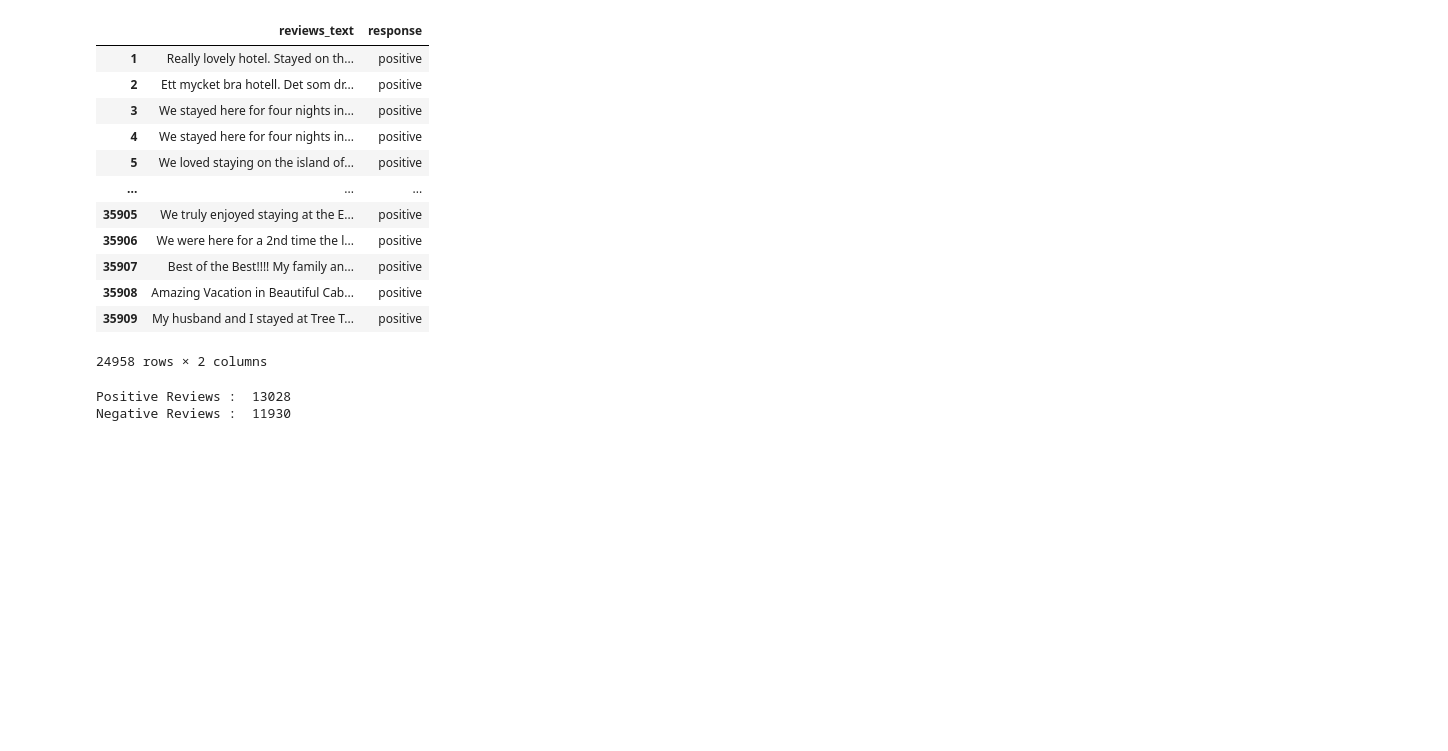
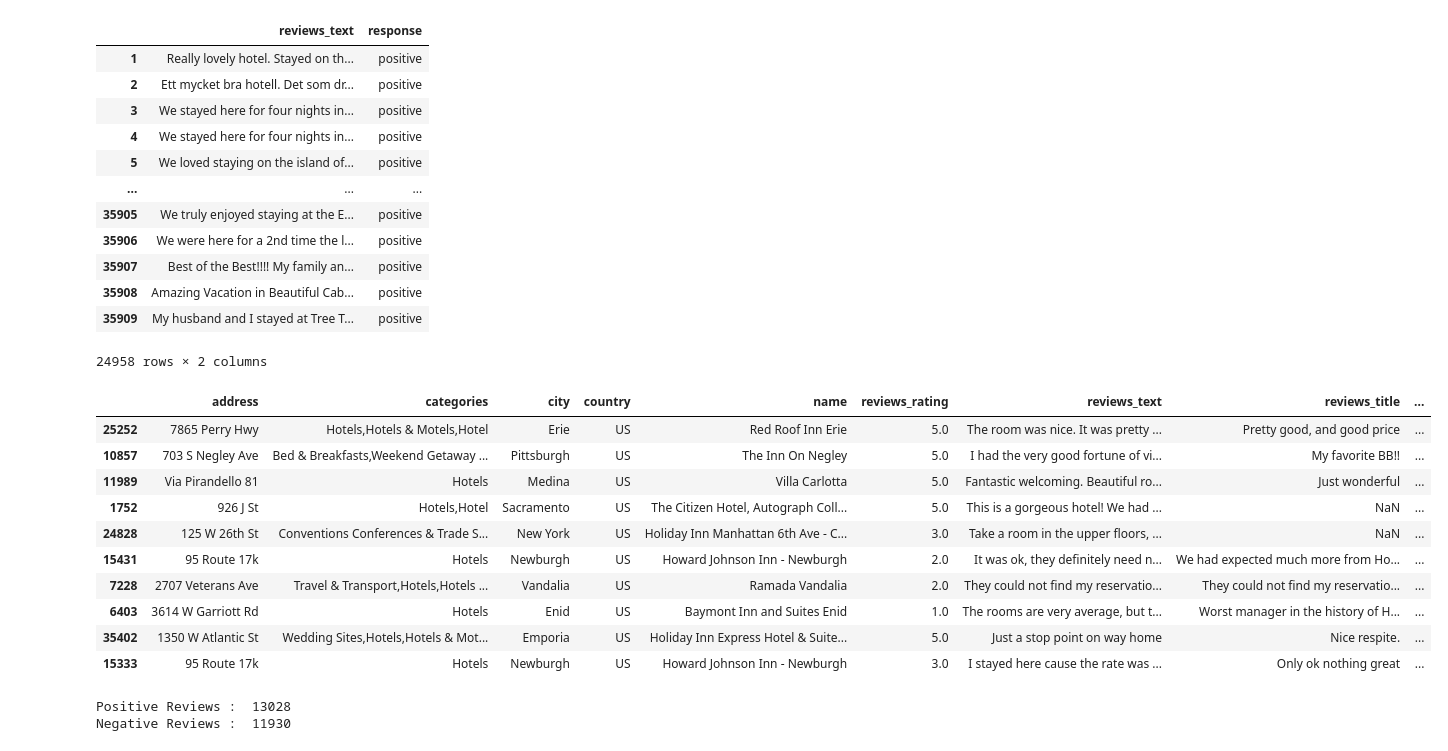
Before and after one commit to kristaLumbantoruan/PBA_Evlogimenos, a Jupyter notebook: Naive Bayes.ipynb, the cells around one changed output. Drawn from its saved outputs; the diff is of its cells as text; code cells hidden in the pictures; blank space fills up the shorter version.

```diff
--- a/Naive Bayes.ipynb
+++ b/Naive Bayes.ipynb
@@ -247,6 +247,21 @@ corpus[['reviews_text','response']]
 | 35908 | Amazing Vacation in Beautiful Cab... | positive |
 | 35909 | My husband and I stayed at Tree T... | positive |
 24958 rows × 2 columns
+# %%
+#check dataframe
+corpus.sample(10)
+# %% [output]
+|  | address | categories | city | country | name | reviews_rating | reviews_text | reviews_title | ... |
+| 25252 | 7865 Perry Hwy | Hotels,Hotels & Motels,Hotel | Erie | US | Red Roof Inn Erie | 5.0 | The room was nice. It was pretty ... | Pretty good, and good price | ... |
+| 10857 | 703 S Negley Ave | Bed & Breakfasts,Weekend Getaway ... | Pittsburgh | US | The Inn On Negley | 5.0 | I had the very good fortune of vi... | My favorite BB!! | ... |
+| 11989 | Via Pirandello 81 | Hotels | Medina | US | Villa Carlotta | 5.0 | Fantastic welcoming. Beautiful ro... | Just wonderful | ... |
+| 1752 | 926 J St | Hotels,Hotel | Sacramento | US | The Citizen Hotel, Autograph Coll... | 5.0 | This is a gorgeous hotel! We had ... | NaN | ... |
+| 24828 | 125 W 26th St | Conventions Conferences & Trade S... | New York | US | Holiday Inn Manhattan 6th Ave - C... | 3.0 | Take a room in the upper floors, ... | NaN | ... |
+| 15431 | 95 Route 17k | Hotels | Newburgh | US | Howard Johnson Inn - Newburgh | 2.0 | It was ok, they definitely need n... | We had expected much more from Ho... | ... |
+| 7228 | 2707 Veterans Ave | Travel & Transport,Hotels,Hotels ... | Vandalia | US | Ramada Vandalia | 2.0 | They could not find my reservatio... | They could not find my reservatio... | ... |
+| 6403 | 3614 W Garriott Rd | Hotels | Enid | US | Baymont Inn and Suites Enid | 1.0 | The rooms are very average, but t... | Worst manager in the history of H... | ... |
+| 35402 | 1350 W Atlantic St | Wedding Sites,Hotels,Hotels & Mot... | Emporia | US | Holiday Inn Express Hotel & Suite... | 5.0 | Just a stop point on way home | Nice respite. | ... |
+| 15333 | 95 Route 17k | Hotels | Newburgh | US | Howard Johnson Inn - Newburgh | 3.0 | I stayed here cause the rate was ... | Only ok nothing great | ... |
 # %%
 #check sum of negative and positive review
 review_positif = len([x for x in corpus['response'] if x == 'positive'])
```
